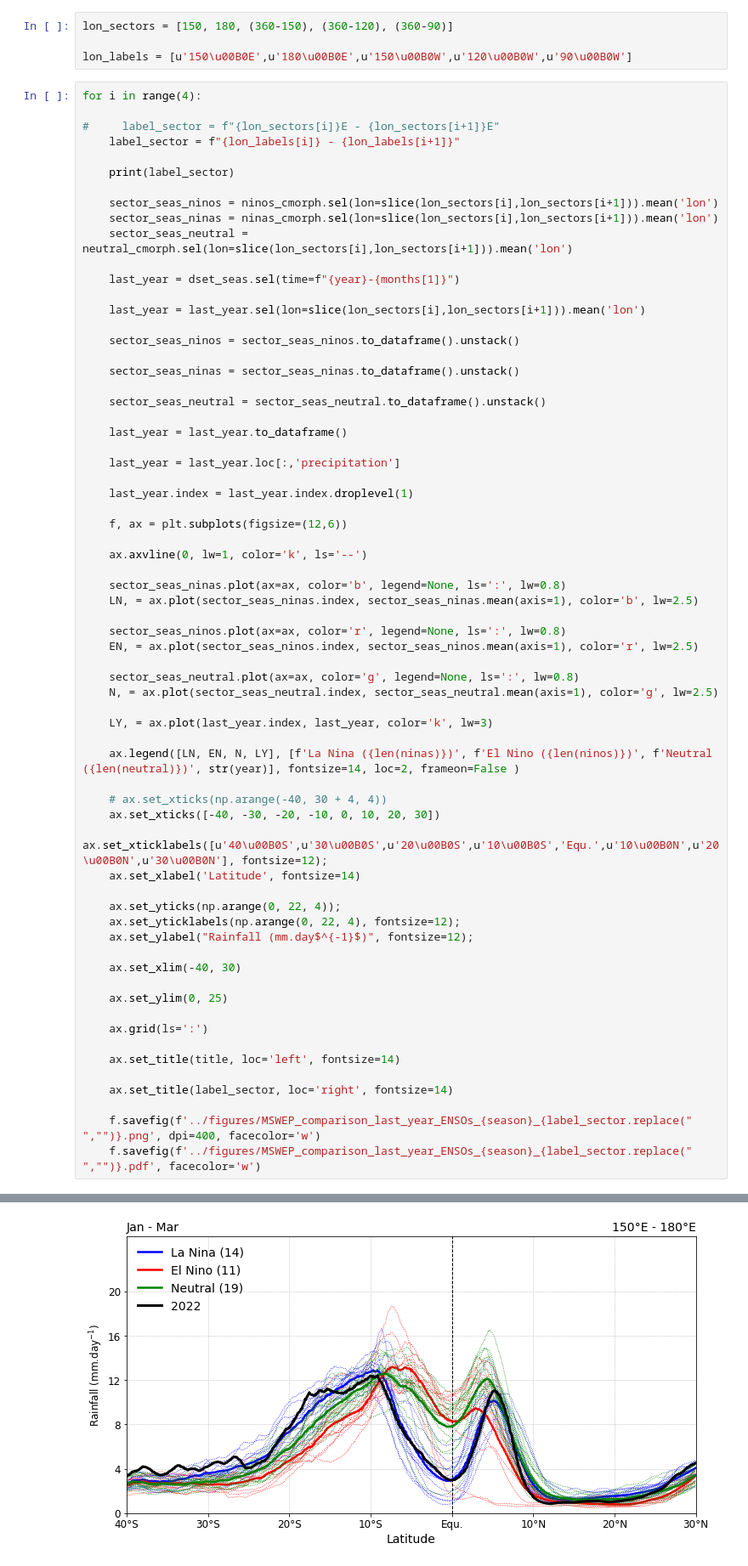
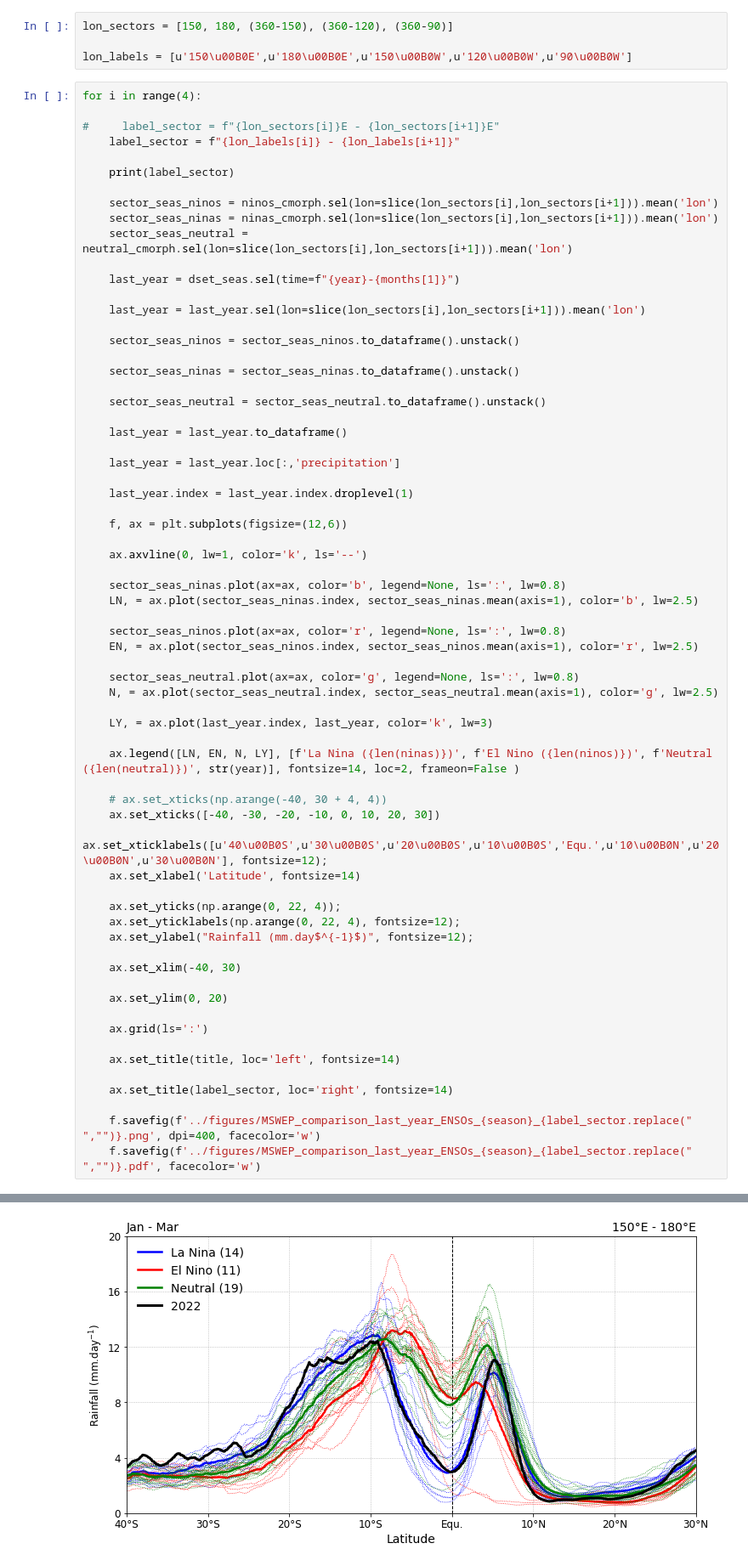
Before and after one commit to nicolasfauchereau/BAMS_STOC_2022, a Jupyter notebook: notebooks/plot_ENSOs_vs_current_year_MSWEP.ipynb, the cells around one changed output, grey strips where cells are left out. Shown at 85% size. Drawn from its saved outputs; the diff is of its cells as text.

Commit message:
changed y-axis range of ENSO transects plots just for the paper

```diff
--- a/notebooks/plot_ENSOs_vs_current_year_MSWEP.ipynb
+++ b/notebooks/plot_ENSOs_vs_current_year_MSWEP.ipynb
@@ -447,32 +447,32 @@ for i in range(4):
 
     LY, = ax.plot(last_year.index, last_year, color='k', lw=3)
 
     ax.legend([LN, EN, N, LY], [f'La Nina ({len(ninas)})', f'El Nino ({len(ninos)})', f'Neutral ({len(neutral)})', str(year)], fontsize=14, loc=2, frameon=False )
 
     # ax.set_xticks(np.arange(-40, 30 + 4, 4))
     ax.set_xticks([-40, -30, -20, -10, 0, 10, 20, 30])
     ax.set_xticklabels([u'40\u00B0S',u'30\u00B0S',u'20\u00B0S',u'10\u00B0S','Equ.',u'10\u00B0N',u'20\u00B0N',u'30\u00B0N'], fontsize=12);
     ax.set_xlabel('Latitude', fontsize=14)
 
     ax.set_yticks(np.arange(0, 22, 4));
     ax.set_yticklabels(np.arange(0, 22, 4), fontsize=12);
     ax.set_ylabel("Rainfall (mm.day$^{-1}$)", fontsize=12);
 
     ax.set_xlim(-40, 30)
 
-    ax.set_ylim(0, 25)
+    ax.set_ylim(0, 20)
 
     ax.grid(ls=':')
 
     ax.set_title(title, loc='left', fontsize=14)
 
     ax.set_title(label_sector, loc='right', fontsize=14)
 
     f.savefig(f'../figures/MSWEP_comparison_last_year_ENSOs_{season}_{label_sector.replace(" ","")}.png', dpi=400, facecolor='w')
     f.savefig(f'../figures/MSWEP_comparison_last_year_ENSOs_{season}_{label_sector.replace(" ","")}.pdf', facecolor='w')
 # %% [output]
 150°E - 180°E
 180°E - 150°W
 150°W - 120°W
 120°W - 90°W
-[figure, old version]
+[figure, new version]
```
Also changed, not shown: parts of 1 cell of this notebook.
